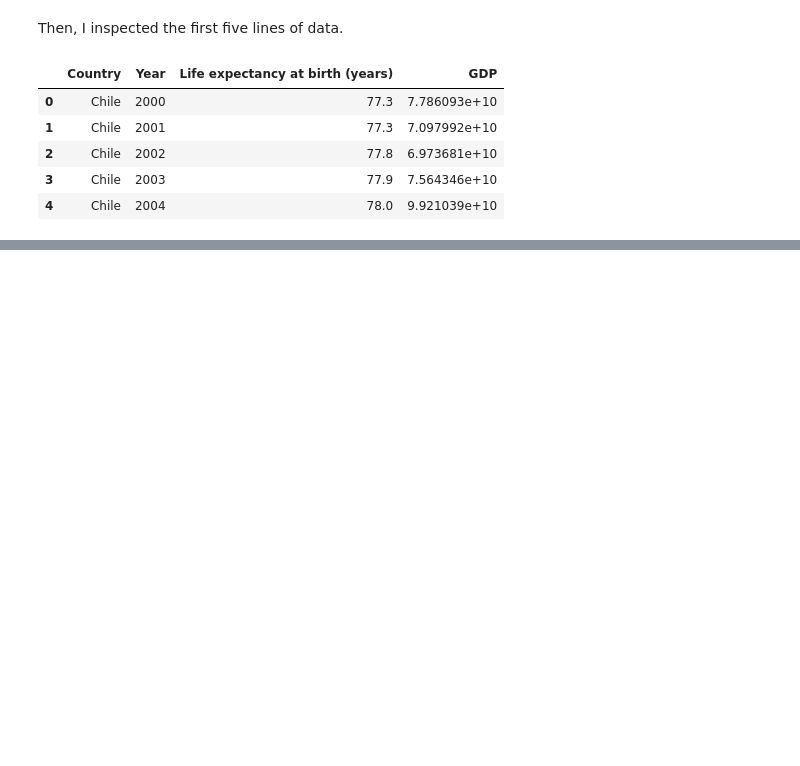
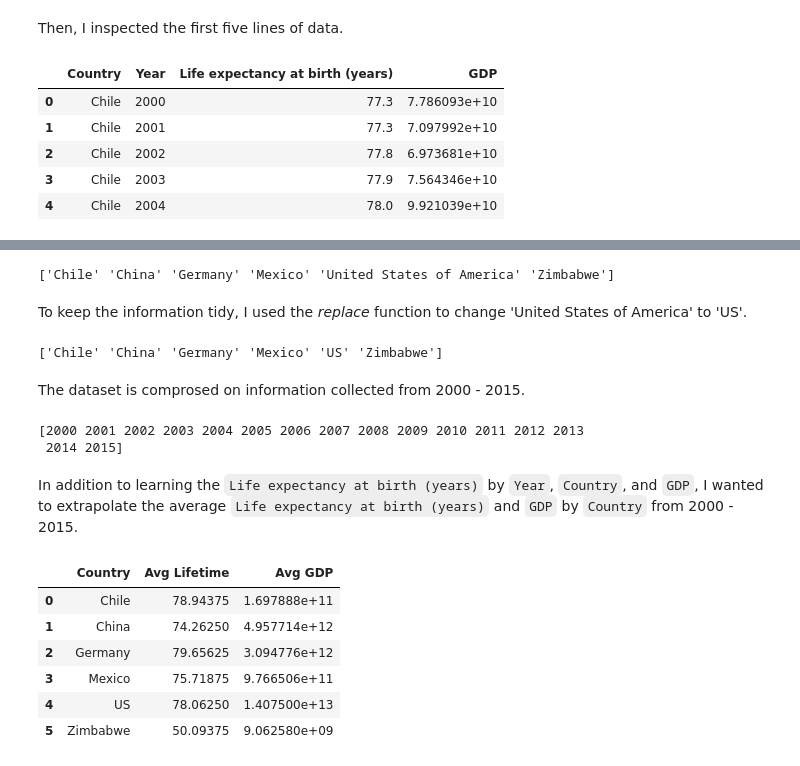
Before and after one commit to baker-jr-john/Life_Expectancy_and_GDP, a Jupyter notebook: life_expectancy_gdp.ipynb, the cells around one changed output, grey strips where cells are left out. Cells and saved outputs as stored; diff of their text form; code cells hidden in the pictures; blank space fills up the shorter version.

```diff
--- a/life_expectancy_gdp.ipynb
+++ b/life_expectancy_gdp.ipynb
@@ -58,0 +80,32 @@ I started my analysis...
+# %%
+print(all_data.Country.unique())
+# %% [output]
+['Chile' 'China' 'Germany' 'Mexico' 'United States of America' 'Zimbabwe']
+# %% [markdown]
+To keep the information tidy, I used the *replace* function to change 'United States of America' to 'US'.
+# %%
+all_data = all_data.replace("United States of America","US")
+print(all_data.Country.unique())
+# %% [output]
+['Chile' 'China' 'Germany' 'Mexico' 'US' 'Zimbabwe']
+# %% [markdown]
+The dataset is comprosed on information collected from 2000 - 2015.
+# %%
+print(all_data.Year.unique())
+# %% [output]
+[2000 2001 2002 2003 2004 2005 2006 2007 2008 2009 2010 2011 2012 2013
+ 2014 2015]
+# %% [markdown]
+In addition to learning the `Life expectancy at birth (years)` by `Year`, `Country`, and `GDP`, I wanted to extrapolate the average `Life expectancy at birth (years)` and `GDP` by `Country` from 2000 - 2015.
+# %%
+all_data_Means = all_data.drop("Year", axis = 1).groupby("Country").mean().reset_index()
+all_data_Means = all_data_Means.rename({"GDP":"Avg GDP"}, axis = "columns")
+all_data_Means
+# %% [output]
+|  | Country | Avg Lifetime | Avg GDP |
+| 0 | Chile | 78.94375 | 1.697888e+11 |
+| 1 | China | 74.26250 | 4.957714e+12 |
+| 2 | Germany | 79.65625 | 3.094776e+12 |
+| 3 | Mexico | 75.71875 | 9.766506e+11 |
+| 4 | US | 78.06250 | 1.407500e+13 |
+| 5 | Zimbabwe | 50.09375 | 9.062580e+09 |
```
Also changed, not shown: parts of 24 cells of this notebook.
